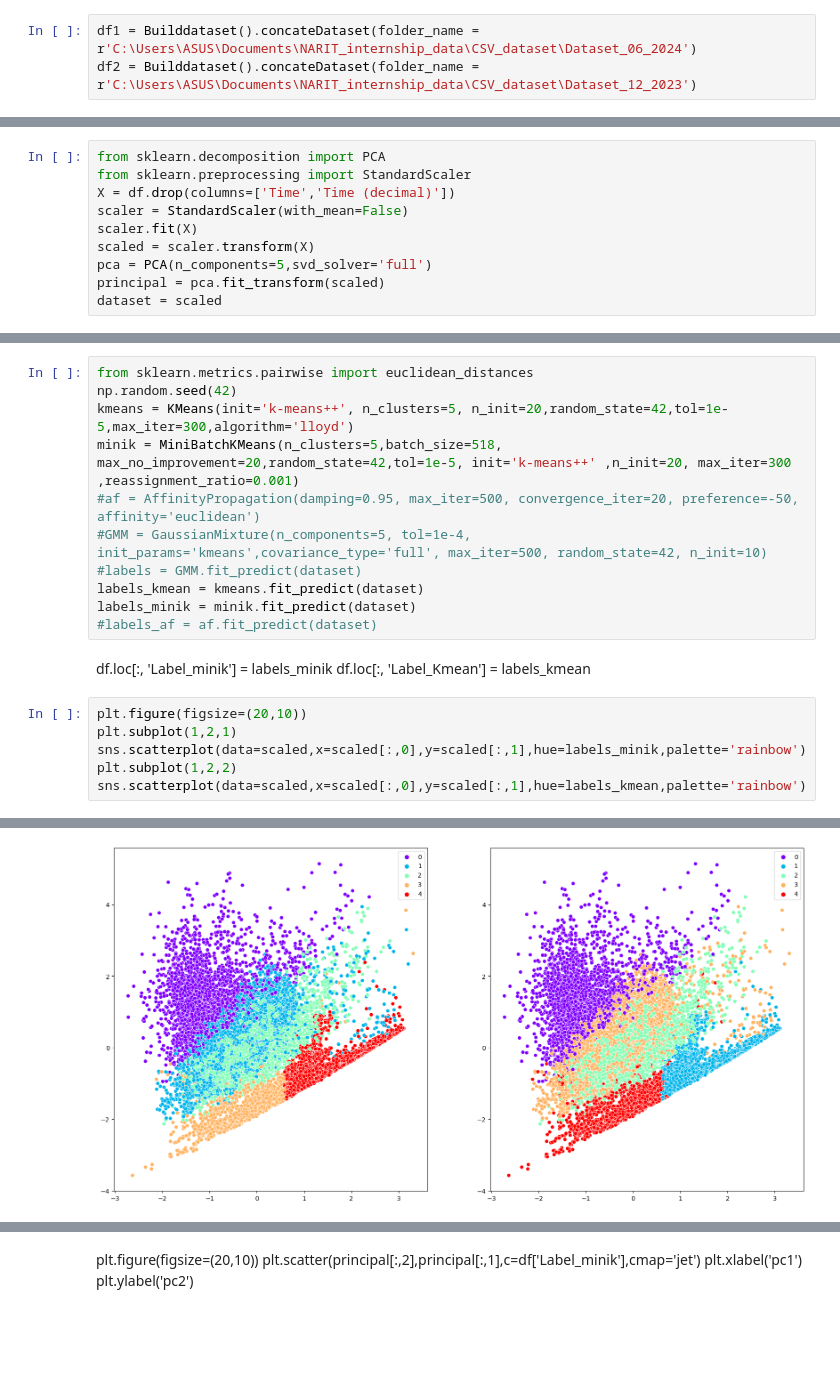
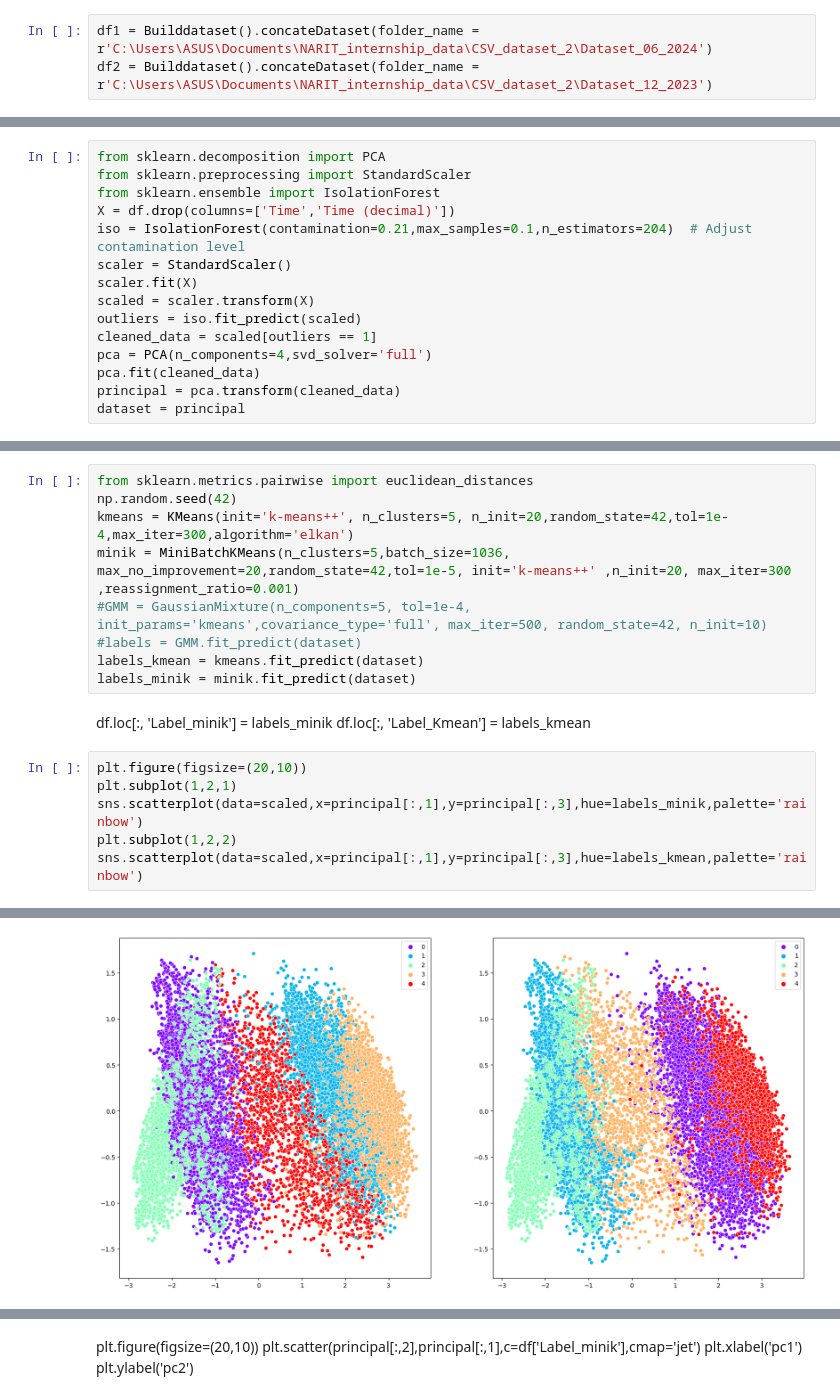
Before and after one commit to PrachayaKMITL/NARIT_internship_2024, a Jupyter notebook: Test_kernel/test_data.ipynb, the cells around one changed output, grey strips where cells are left out. Cells and saved outputs as stored; diff of their text form; blank space fills up the shorter version.

Commit message:
Edit, scaled and eliminate outlier

```diff
--- a/Test_kernel/test_data.ipynb
+++ b/Test_kernel/test_data.ipynb
@@ -15,8 +15,8 @@ from TotalCalculation import *
 from preprocessing import *
 from ClassPrediction import *
 # %%
-df1 = Builddataset().concateDataset(folder_name = r'C:\Users\ASUS\Documents\NARIT_internship_data\CSV_dataset\Dataset_06_2024')
-df2 = Builddataset().concateDataset(folder_name = r'C:\Users\ASUS\Documents\NARIT_internship_data\CSV_dataset\Dataset_12_2023')
+df1 = Builddataset().concateDataset(folder_name = r'C:\Users\ASUS\Documents\NARIT_internship_data\CSV_dataset_2\Dataset_06_2024')
+df2 = Builddataset().concateDataset(folder_name = r'C:\Users\ASUS\Documents\NARIT_internship_data\CSV_dataset_2\Dataset_12_2023')
 # %%
 date1 = []
 for i in df1.index.tolist():
@@ -98,13 +98,18 @@ sns.heatmap(data=df.corr(),annot=True,cmap='jet')
 # %%
 from sklearn.decomposition import PCA
 from sklearn.preprocessing import StandardScaler
+from sklearn.ensemble import IsolationForest
 X = df.drop(columns=['Time','Time (decimal)'])
-scaler = StandardScaler(with_mean=False)
+iso = IsolationForest(contamination=0.21,max_samples=0.1,n_estimators=204)  # Adjust contamination level
+scaler = StandardScaler()
 scaler.fit(X)
 scaled = scaler.transform(X)
-pca = PCA(n_components=5,svd_solver='full')
-principal = pca.fit_transform(scaled)
-dataset = scaled
+outliers = iso.fit_predict(scaled)
+cleaned_data = scaled[outliers == 1]
+pca = PCA(n_components=4,svd_solver='full')
+pca.fit(cleaned_data)
+principal = pca.transform(cleaned_data)
+dataset = principal
 # %% [markdown]
 import pickle
 with open('standardScaler.pkl', 'wb') as f:
@@ -124,26 +128,24 @@ sns.heatmap(data=X.corr(),cmap='jet',annot=True)
 # %%
 from sklearn.metrics.pairwise import euclidean_distances
 np.random.seed(42)
-kmeans = KMeans(init='k-means++', n_clusters=5, n_init=20,random_state=42,tol=1e-5,max_iter=300,algorithm='lloyd')
-minik = MiniBatchKMeans(n_clusters=5,batch_size=518, max_no_improvement=20,random_state=42,tol=1e-5, init='k-means++' ,n_init=20, max_iter=300 ,reassignment_ratio=0.001)
-#af = AffinityPropagation(damping=0.95, max_iter=500, convergence_iter=20, preference=-50, affinity='euclidean')
+kmeans = KMeans(init='k-means++', n_clusters=5, n_init=20,random_state=42,tol=1e-4,max_iter=300,algorithm='elkan')
+minik = MiniBatchKMeans(n_clusters=5,batch_size=1036, max_no_improvement=20,random_state=42,tol=1e-5, init='k-means++' ,n_init=20, max_iter=300 ,reassignment_ratio=0.001)
 #GMM = GaussianMixture(n_components=5, tol=1e-4, init_params='kmeans',covariance_type='full', max_iter=500, random_state=42, n_init=10)
 #labels = GMM.fit_predict(dataset)
 labels_kmean = kmeans.fit_predict(dataset)
 labels_minik = minik.fit_predict(dataset)
-#labels_af = af.fit_predict(dataset)
 # %% [markdown]
 df.loc[:, 'Label_minik'] = labels_minik
 df.loc[:, 'Label_Kmean'] = labels_kmean
 # %%
 plt.figure(figsize=(20,10))
 plt.subplot(1,2,1)
-sns.scatterplot(data=scaled,x=scaled[:,0],y=scaled[:,1],hue=labels_minik,palette='rainbow')
+sns.scatterplot(data=scaled,x=principal[:,1],y=principal[:,3],hue=labels_minik,palette='rainbow')
 plt.subplot(1,2,2)
-sns.scatterplot(data=scaled,x=scaled[:,0],y=scaled[:,1],hue=labels_kmean,palette='rainbow')
+sns.scatterplot(data=scaled,x=principal[:,1],y=principal[:,3],hue=labels_kmean,palette='rainbow')
 # %% [output]
 <Axes: >
-[figure, old version]
+[figure, new version]
 # %%
 print(silhouette_score(principal,labels_kmean))
 print(silhouette_score(principal,labels_minik))
```
Also changed, not shown: parts of 11 cells of this notebook, 2 other files.
